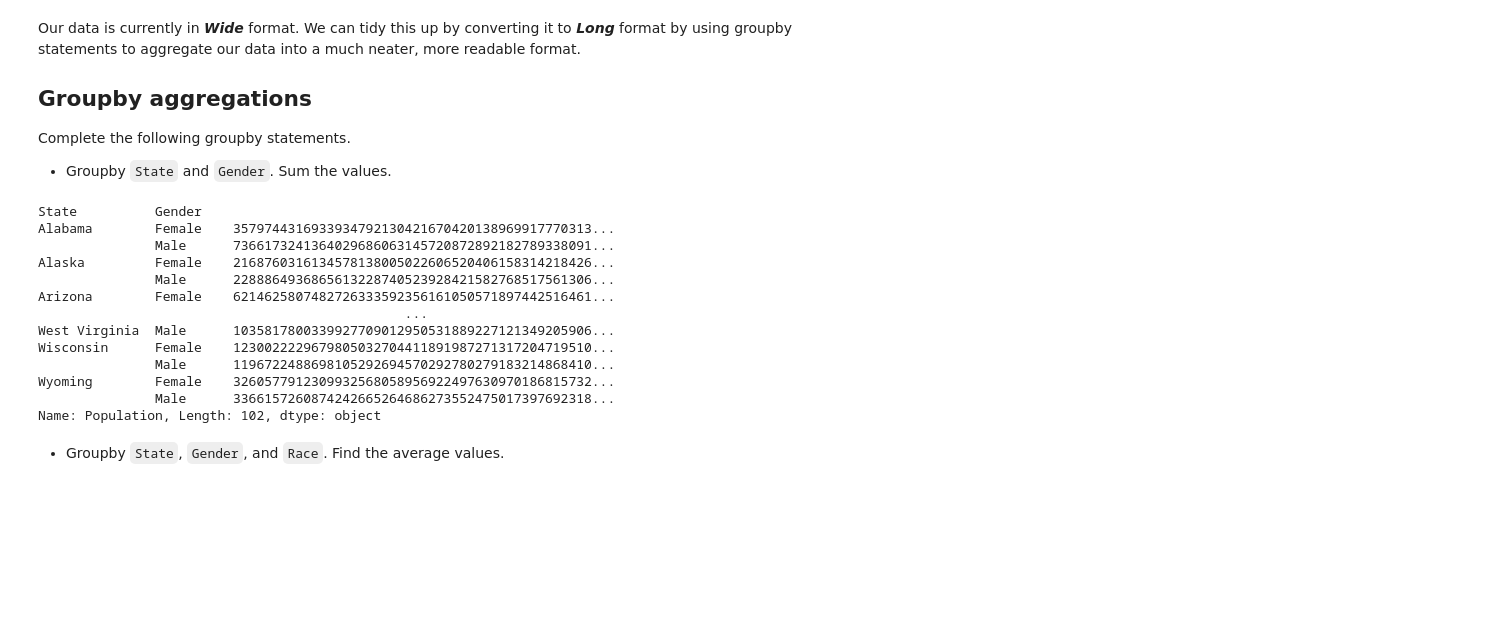
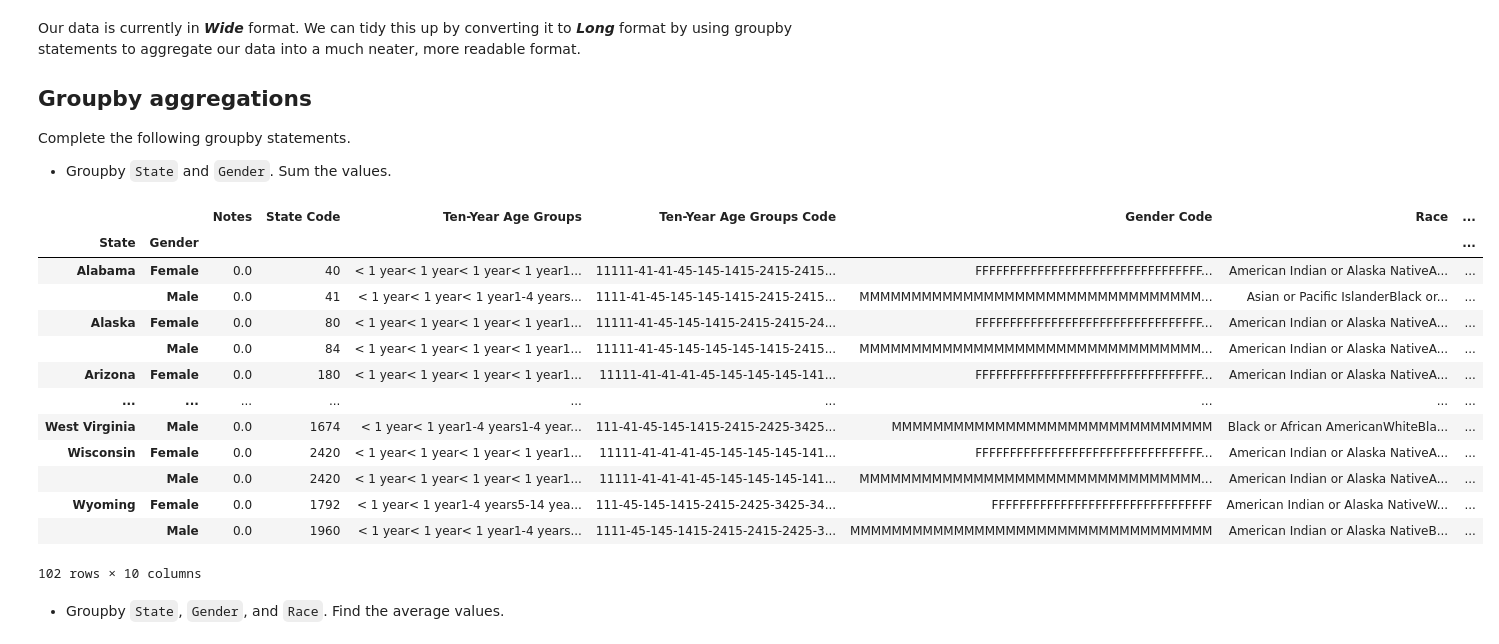
Before and after one commit to DaveyMburu/dsc-pivot-tables-pandas-lab, a Jupyter notebook: index.ipynb, the cells around one changed output. Drawn from its saved outputs; the diff is of its cells as text; code cells hidden in the pictures; blank space fills up the shorter version.

```diff
--- a/index.ipynb
+++ b/index.ipynb
@@ -68,21 +68,22 @@ Complete the following groupby statements.
 - Groupby `State` and `Gender`. Sum the values.
 # %%
 # Your code here
-df.groupby(['State','Gender'])['Population'].sum()
+df.groupby(['State','Gender']).sum()
 # %% [output]
+|  |  | Notes | State Code | Ten-Year Age Groups | Ten-Year Age Groups Code | Gender Code | Race | ... |
+| State | Gender |  |  |  |  |  |  | ... |
+| Alabama | Female | 0.0 | 40 | < 1 year< 1 year< 1 year< 1 year1... | 11111-41-41-45-145-1415-2415-2415... | FFFFFFFFFFFFFFFFFFFFFFFFFFFFFFFFF... | American Indian or Alaska NativeA... | ... |
+|  | Male | 0.0 | 41 | < 1 year< 1 year< 1 year1-4 years... | 1111-41-45-145-145-1415-2415-2415... | MMMMMMMMMMMMMMMMMMMMMMMMMMMMMMMMM... | Asian or Pacific IslanderBlack or... | ... |
+| Alaska | Female | 0.0 | 80 | < 1 year< 1 year< 1 year< 1 year1... | 11111-41-45-145-1415-2415-2415-24... | FFFFFFFFFFFFFFFFFFFFFFFFFFFFFFFFF... | American Indian or Alaska NativeA... | ... |
+|  | Male | 0.0 | 84 | < 1 year< 1 year< 1 year< 1 year1... | 11111-41-45-145-145-145-1415-2415... | MMMMMMMMMMMMMMMMMMMMMMMMMMMMMMMMM... | American Indian or Alaska NativeA... | ... |
+| Arizona | Female | 0.0 | 180 | < 1 year< 1 year< 1 year< 1 year1... | 11111-41-41-41-45-145-145-145-141... | FFFFFFFFFFFFFFFFFFFFFFFFFFFFFFFFF... | American Indian or Alaska NativeA... | ... |
+| ... | ... | ... | ... | ... | ... | ... | ... | ... |
+| West Virginia | Male | 0.0 | 1674 | < 1 year< 1 year1-4 years1-4 year... | 111-41-45-145-1415-2415-2425-3425... | MMMMMMMMMMMMMMMMMMMMMMMMMMMMMMM | Black or African AmericanWhiteBla... | ... |
+| Wisconsin | Female | 0.0 | 2420 | < 1 year< 1 year< 1 year< 1 year1... | 11111-41-41-41-45-145-145-145-141... | FFFFFFFFFFFFFFFFFFFFFFFFFFFFFFFFF... | American Indian or Alaska NativeA... | ... |
+|  | Male | 0.0 | 2420 | < 1 year< 1 year< 1 year< 1 year1... | 11111-41-41-41-45-145-145-145-141... | MMMMMMMMMMMMMMMMMMMMMMMMMMMMMMMMM... | American Indian or Alaska NativeA... | ... |
+| Wyoming | Female | 0.0 | 1792 | < 1 year< 1 year1-4 years5-14 yea... | 111-45-145-1415-2415-2425-3425-34... | FFFFFFFFFFFFFFFFFFFFFFFFFFFFFFFF | American Indian or Alaska NativeW... | ... |
+|  | Male | 0.0 | 1960 | < 1 year< 1 year< 1 year1-4 years... | 1111-45-145-1415-2415-2415-2425-3... | MMMMMMMMMMMMMMMMMMMMMMMMMMMMMMMMMMM | American Indian or Alaska NativeB... | ... |
-State          Gender
-Alabama        Female    3579744316933934792130421670420138969917770313...
-               Male      7366173241364029686063145720872892182789338091...
-Alaska         Female    2168760316134578138005022606520406158314218426...
-               Male      2288864936865613228740523928421582768517561306...
-Arizona        Female    6214625807482726333592356161050571897442516461...
-                                               ...
-West Virginia  Male      1035817800339927709012950531889227121349205906...
-Wisconsin      Female    1230022229679805032704411891987271317204719510...
-               Male      1196722488698105292694570292780279183214868410...
-Wyoming        Female    3260577912309932568058956922497630970186815732...
-               Male      3366157260874242665264686273552475017397692318...
-Name: Population, Length: 102, dtype: object
+102 rows × 10 columns
 # %% [markdown]
 - Groupby `State`, `Gender`, and `Race`. Find the average values.
 # %%
```
Also changed, not shown: parts of 17 cells of this notebook.
